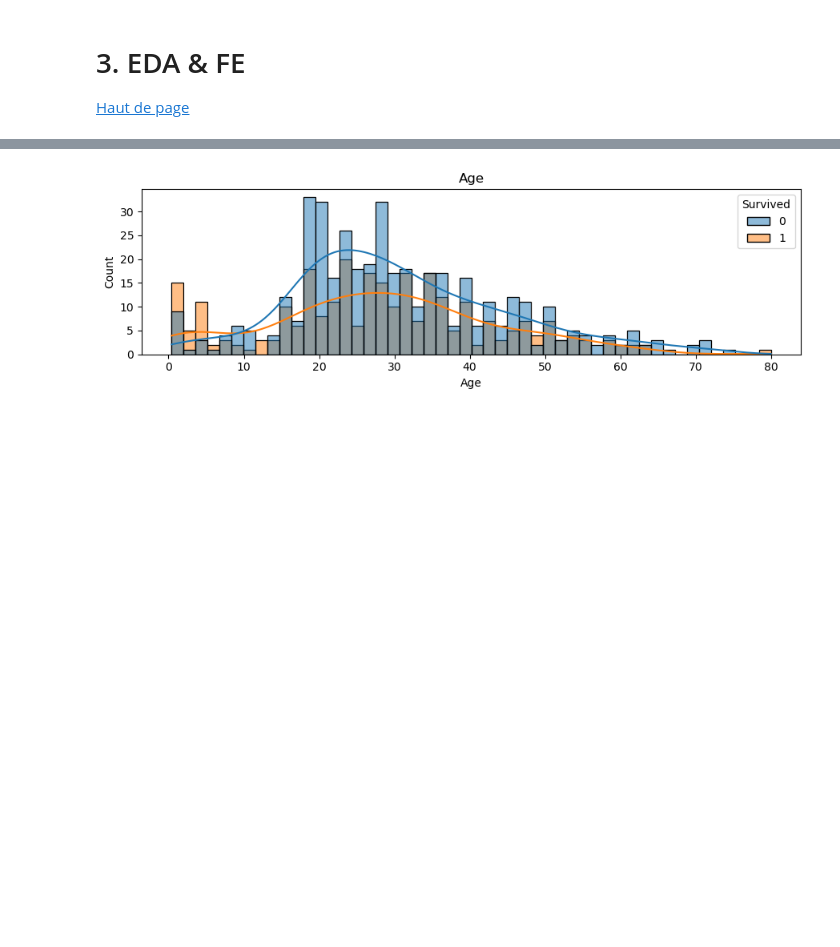
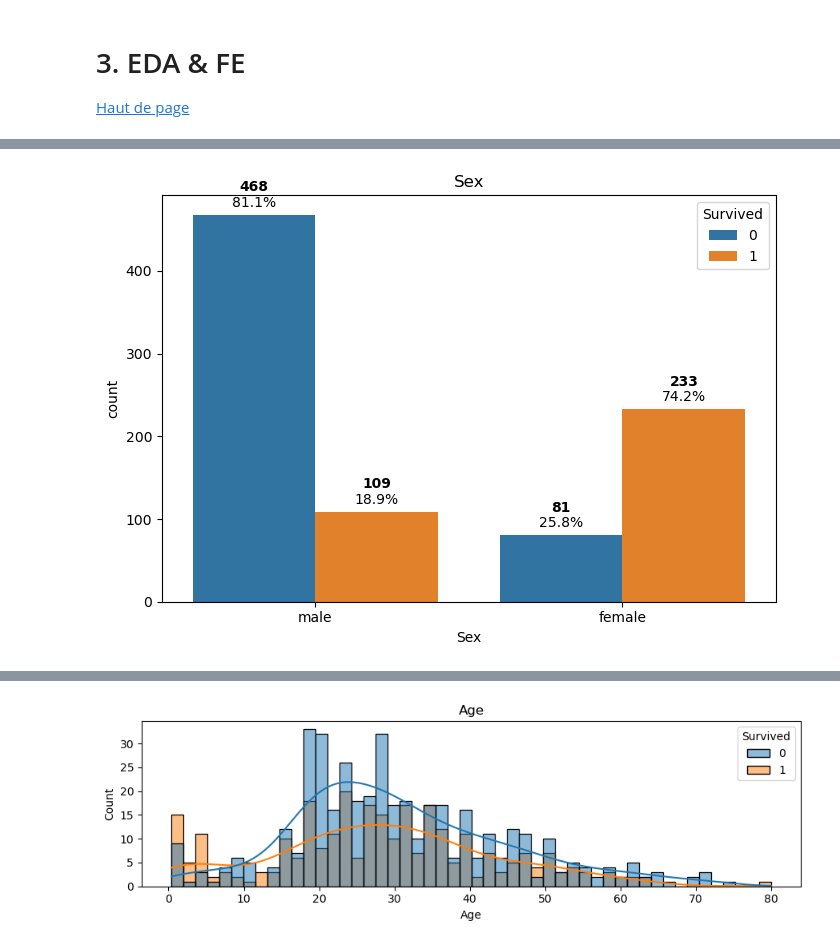
Before and after one commit to dghr7/kaggle-titanic, a Jupyter notebook: main_titanic.ipynb, the cells around one changed output, grey strips where cells are left out. Saved outputs shown, nothing was run; the diff lists cells and outputs as text; code cells hidden in the pictures; blank space fills up the shorter version.

```diff
--- a/main_titanic.ipynb
+++ b/main_titanic.ipynb
@@ -141,0 +198,6 @@ df.head()
+# %%
+x = 'Sex'
+y = 'Survived'
+count_plot(df, x, y)
+# %% [output]
+[figure, added]
```
Also changed, not shown: parts of 54 cells of this notebook, 1 other file.
